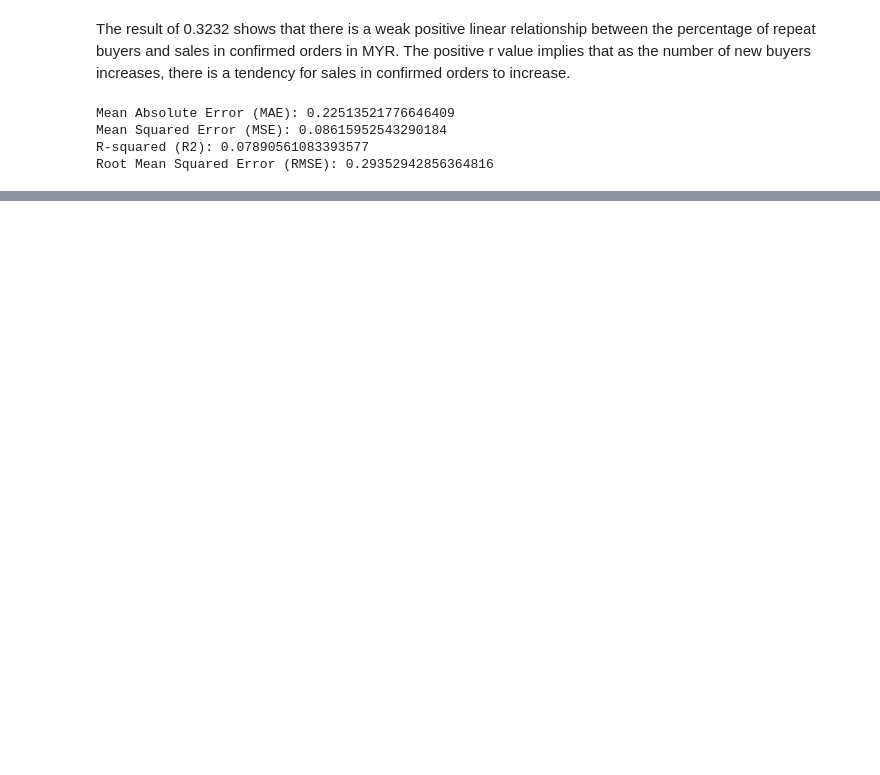
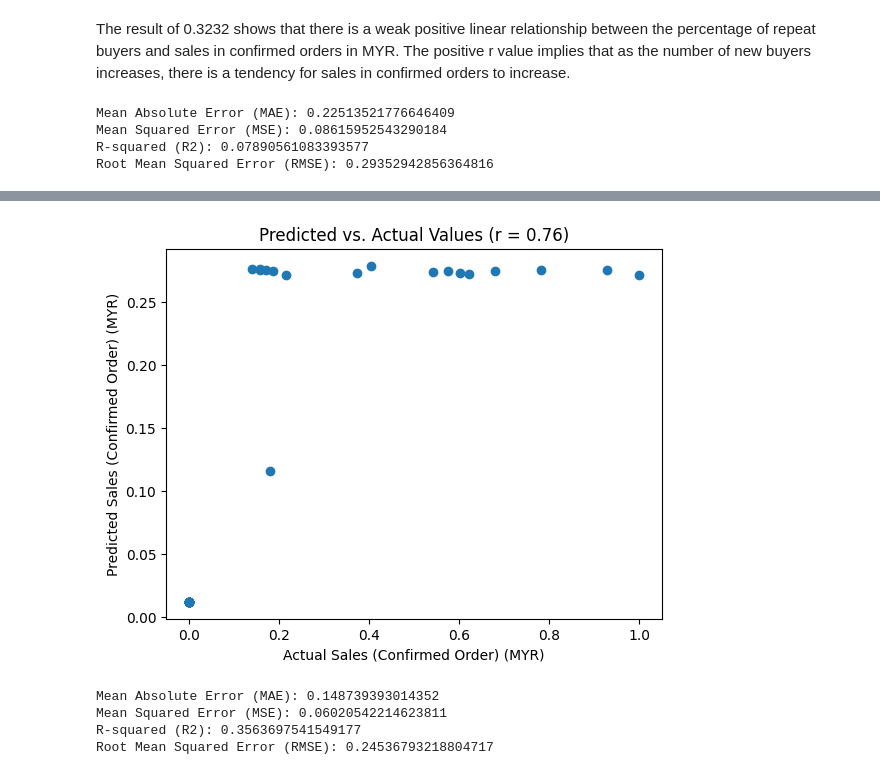
Before and after one commit to JingYuan0926/ChiliLado, a Jupyter notebook: ChiliLado.ipynb, the cells around one changed output, grey strips where cells are left out. Saved outputs shown, nothing was run; the diff lists cells and outputs as text; code cells hidden in the pictures; blank space fills up the shorter version.

```diff
--- a/ChiliLado.ipynb
+++ b/ChiliLado.ipynb
@@ -661,0 +722,56 @@ Root Mean Squared Error (RMSE): 0.29352942856364816
+# %%
+#MLR for Percentage of new buyers and Percentage of repeat buyers
+
+# Select independent variable (X) and dependent variable (y)
+mlr2_x = df2[['Percentage of new buyers', 'Percentage of repeat buyers']]
+mlr2_y = df2['Sales (Confirmed Order) (MYR)']
+
+# Split dataset into training and testing sets
+x_train4, x_test4, y_train4, y_test4 = train_test_split(mlr2_x, mlr2_y, test_size=0.2, random_state=42)
+
+# Initiate Linear Regression
+obj2_model3 = LinearRegression()
+
+# Fit model to train data
+obj2_model3.fit(x_train4, y_train4)
+
+# Extract Intercept Value
+mlr2_intercept = obj2_model3.intercept_
+
+# Extract Coefficient Values
+mlr2_coefficients = obj2_model3.coef_
+
+# Generate Predictions on Test Data
+mlr2_pred = obj2_model3.predict(x_test4)
+
+# Visualize scatter plot for predictions vs actual values
+plt.scatter(y_test4, mlr2_pred)
+plt.xlabel('Actual Sales (Confirmed Order) (MYR)')
+plt.ylabel('Predicted Sales (Confirmed Order) (MYR)')
+plt.title('Predicted vs. Actual Values (r = {0:0.2f})'.format(pearsonr(y_test4, mlr2_pred)[0]))
+plt.show()
+# %% [output]
+[figure, added]
+# %%
+from sklearn.metrics import mean_absolute_error, mean_squared_error, r2_score, mean_squared_error
+
+# Calculate Mean Absolute Error (MAE)
+mae3 = mean_absolute_error(y_test4, mlr2_pred)
+print(f"Mean Absolute Error (MAE): {mae3}")
+
+# Calculate Mean Squared Error (MSE)
+mse3 = mean_squared_error(y_test4,mlr2_pred)
+print(f"Mean Squared Error (MSE): {mse3}")
+
+# Calculate R-squared (R2)
+r23= r2_score(y_test4, mlr2_pred)
+print(f"R-squared (R2): {r23}")
+
+
+rmse3 = np.sqrt(mean_squared_error(y_test4, mlr2_pred))
+print(f"Root Mean Squared Error (RMSE): {rmse3}")
+# %% [output]
+Mean Absolute Error (MAE): 0.148739393014352
+Mean Squared Error (MSE): 0.06020542214623811
+R-squared (R2): 0.3563697541549177
+Root Mean Squared Error (RMSE): 0.24536793218804717
```
Also changed, not shown: parts of 5 cells of this notebook.
